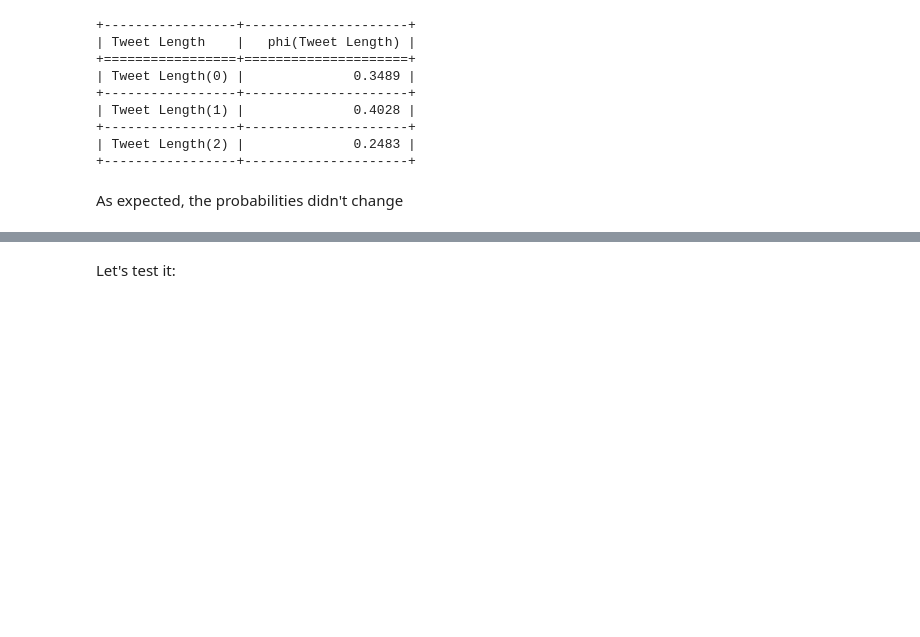
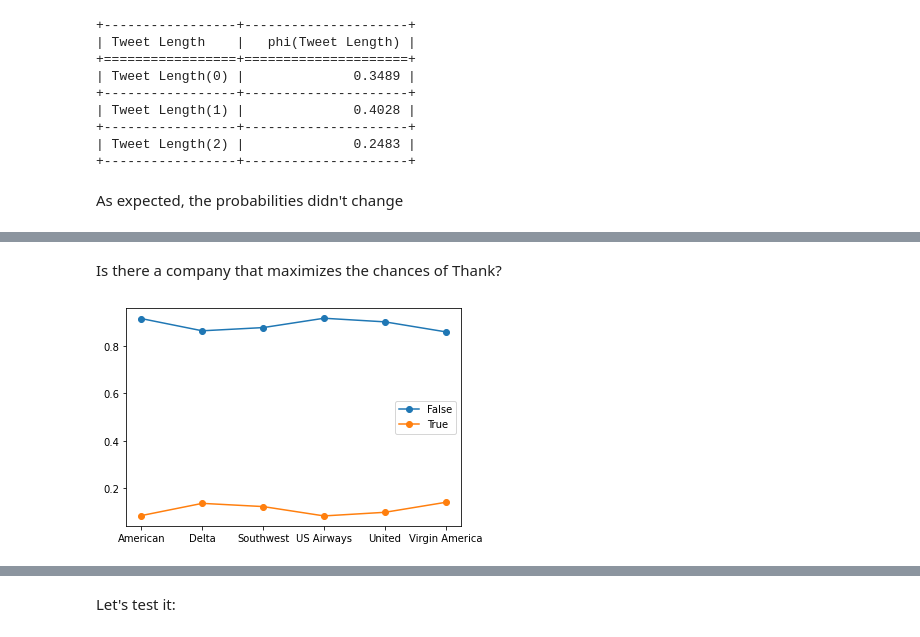
Before and after one commit to Kamugg/Project-FAIKR, a Jupyter notebook: ProjectFAIKR.ipynb, the cells around one changed output, grey strips where cells are left out. Cells and saved outputs as stored; diff of their text form; code cells hidden in the pictures; blank space fills up the shorter version.

```diff
--- a/ProjectFAIKR.ipynb
+++ b/ProjectFAIKR.ipynb
@@ -1597,0 +1581,4 @@ As expected, the probabilities didn't change
+# %%
+evidence = {}
+q18 = airline_inf.query(['Thank'], evidence)
+print(q18)
@@ -1597,0 +1593,6 @@ As expected, the probabilities didn't change
+# %% [markdown]
+Is there a company that maximizes the chances of Thank?
+# %%
+plot_probs('Thank', 'Company', evidence)
+# %% [output]
+[figure, added]
```
Also changed, not shown: parts of 62 cells of this notebook.
